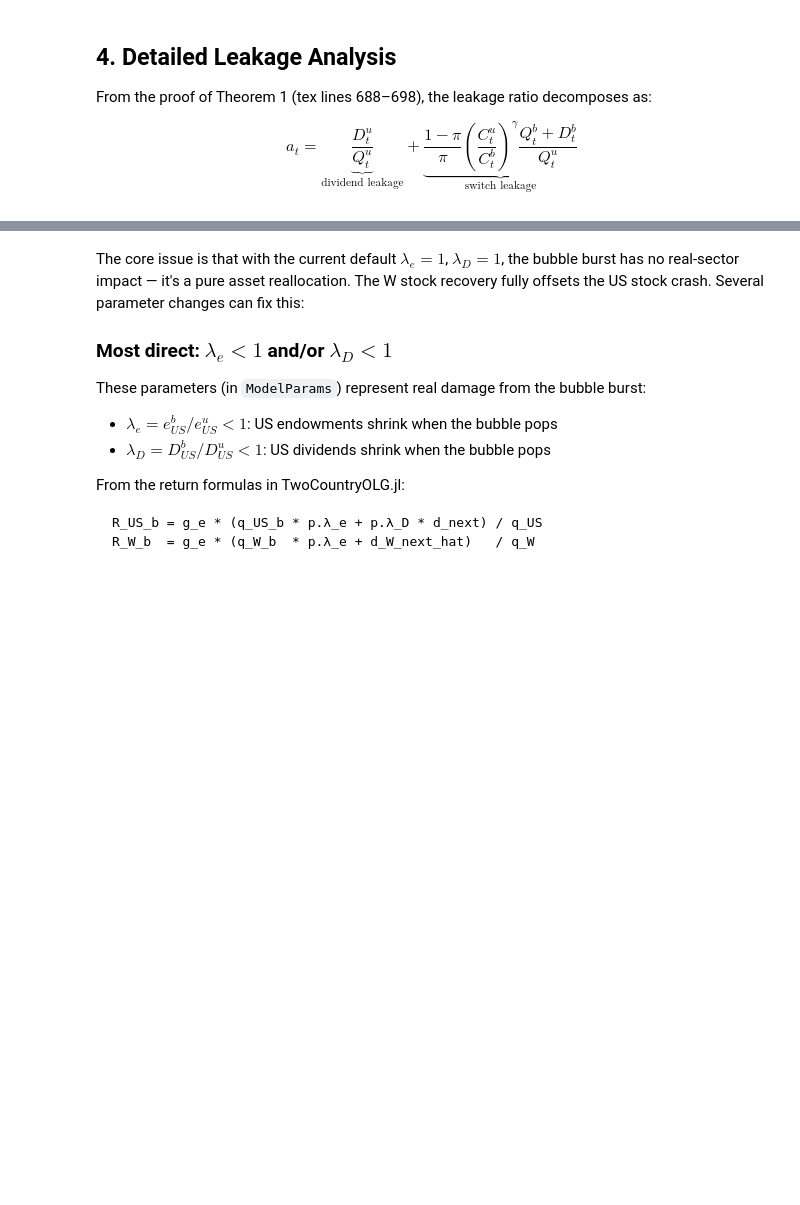
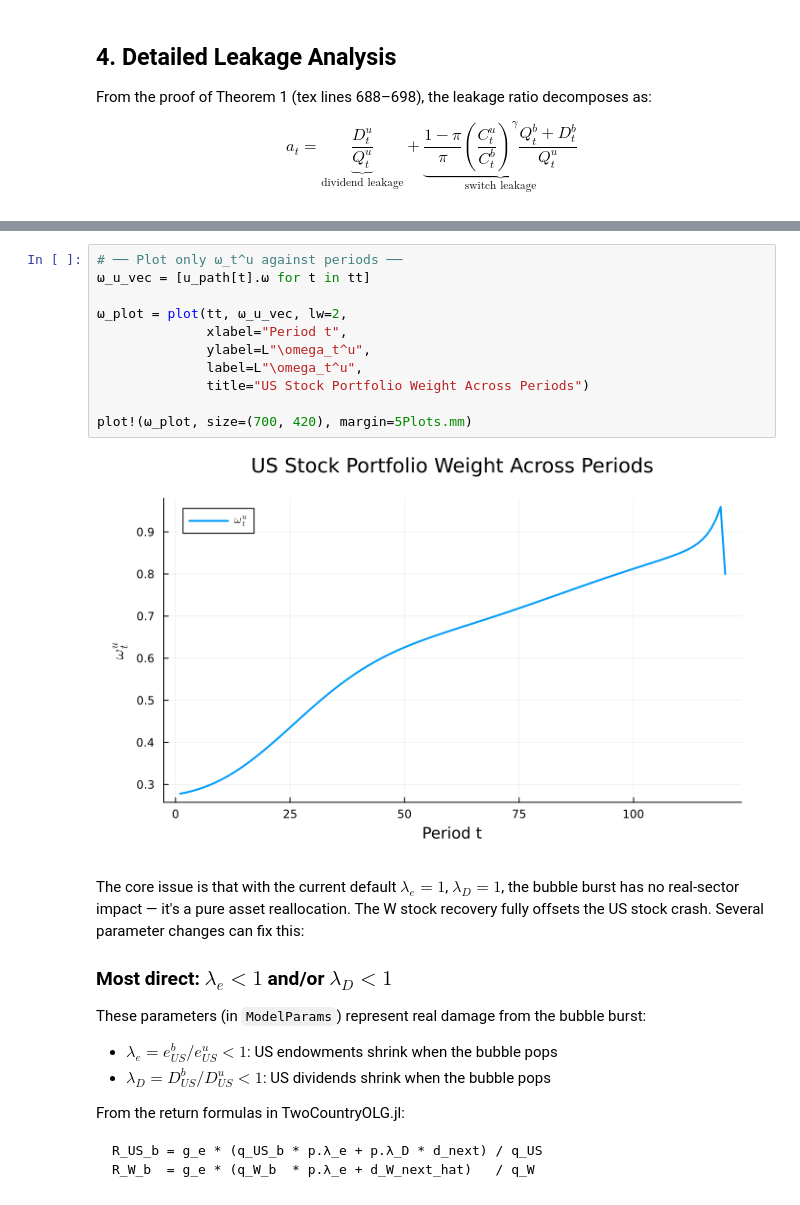
Before and after one commit to Cheng-Jipeng/Open_HKT, a Jupyter notebook: 04_bubble_diagnostics.ipynb, the cells around one changed output, grey strips where cells are left out. Cells and saved outputs as stored; diff of their text form; blank space fills up the shorter version.

```diff
--- a/04_bubble_diagnostics.ipynb
+++ b/04_bubble_diagnostics.ipynb
@@ -334,3 +383,16 @@ Your intuition ("bursting should hurt") is correct for the **US stock component*
+# %%
+# ── Plot only ω_t^u against periods ──
+ω_u_vec = [u_path[t].ω for t in tt]
+
+ω_plot = plot(tt, ω_u_vec, lw=2,
+              xlabel="Period t",
+              ylabel=L"\omega_t^u",
+              label=L"\omega_t^u",
+              title="US Stock Portfolio Weight Across Periods")
+
+plot!(ω_plot, size=(700, 420), margin=5Plots.mm)
+# %% [output]
+[figure, added]
 # %% [markdown]
 
 
```
Also changed, not shown: parts of 15 cells of this notebook, 2 other files.
